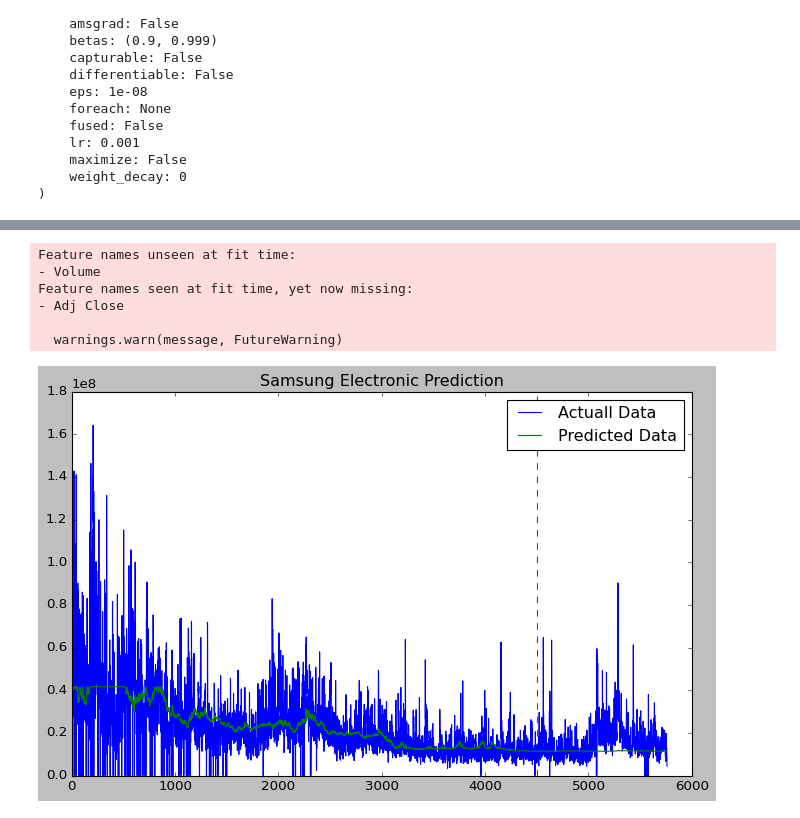
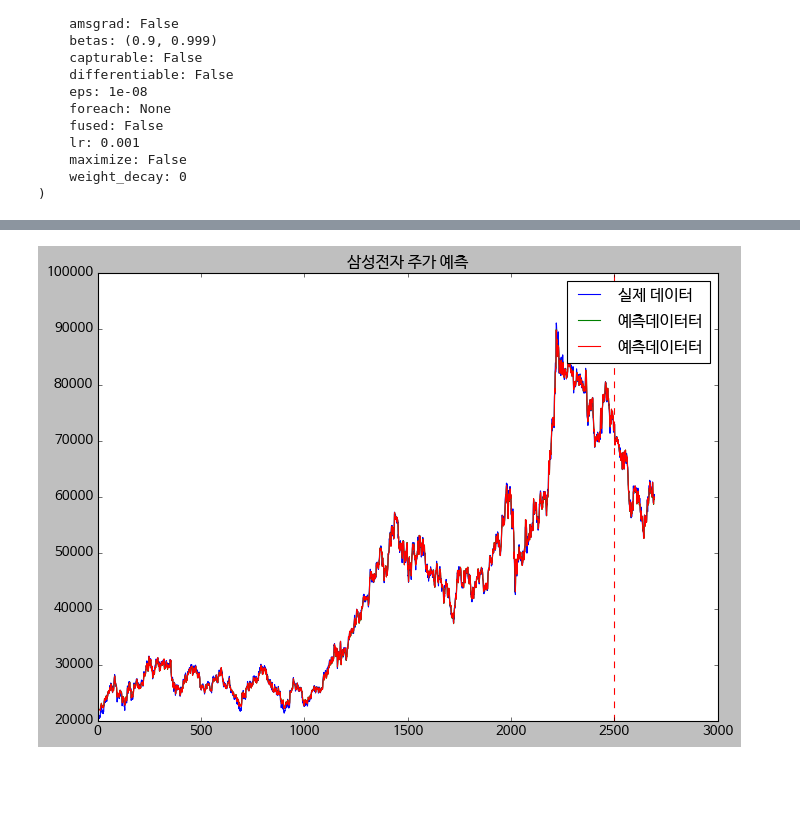
Before and after one commit to callor/Callor-DeepLearning-2022, a Jupyter notebook: 삼성전자주가예측.ipynb, the cells around one changed output, grey strips where cells are left out. Saved outputs shown, nothing was run; the diff lists cells and outputs as text; code cells hidden in the pictures; blank space fills up the shorter version.

```diff
--- a/삼성전자주가예측.ipynb
+++ b/삼성전자주가예측.ipynb
@@ -113,9 +147,10 @@ y 값으로 Adj Close(종가)를 담는다.
 # X = df.drop(columns='Volume')
 # y = df.iloc[:, 5:6]
 
+X = df.iloc[:, :-2]
+
 # 날짜와 종가데이터만 추출
-X = df.iloc[:, :-1]
-y = df.iloc[:, 4:5]
+y = df.iloc[:, 3:4]
 
 print(X)
 print(y)
@@ -160,19 +190,19 @@ y_mm = mm.fit_transform(y)
 """
 다음은 데이터 세트를 두 부분으로 나눈다.
 1은 교육용이고 다른 부분은 값을 테스트하기 위한 것이다.
-순차 데이터이고 순서가 중요하므로 처음 4500개 행을 학습용으로,
+순차 데이터이고 순서가 중요하므로 처음 2200(약 80%)개 행을 학습용으로,
 나머지 행을 데이터 테스트용으로 사용한다.
 """
-X_train = X_ss[:4500, :]
-X_test = X_ss[4500:, :]
+X_train = X_ss[:2500, :]
+X_test = X_ss[2500:, :]
 
 # 테스트(예측)용 데이터 추출
 """
 ( 굳이 없어도 된다. 하지만 얼마나 예측데이터와 실제 데이터의 정확도를 확인하기 위해
 from sklearn.metrics import accuracy_score 를 통해 정확한 값으로 확인할 수 있다. )
 """
-y_train = y_mm[:4500, :]
-y_test = y_mm[4500:, :]
+y_train = y_mm[:2500, :]
+y_test = y_mm[2500:, :]
 
 # 확인을 위해 교육 및 테스트 데이터 셰이프를 인쇄
 print("Training Shape", X_train.shape , y_train.shape)
@@ -275,9 +300,9 @@ class LSTM1(nn.Module):
 num_epochs = 1000 #1000 epochs
 learning_rate = 0.001 #0.001 lr
 
-input_size = 5 #number of features
-hidden_size = 2 #number of features in hidden state
+input_size = 4 #number of features
+hidden_size = 5 #number of features in hidden state
 num_layers = 1 #number of stacked lstm layers
 
-num_classes = 1 #number of output classes
+num_classes = 2 #number of output classes
 # %%
@@ -351,35 +379,28 @@ Epoch: 900, loss: 0.00005
 손실이 적고 성능이 좋다는 것을 알 수 있습니다. 데이터 세트에 대한 예측을 플로팅하여 성능을 확인하겠습니다.
 """
 
-df_X_ss = ss.transform(df.iloc[:, :-1]) #old transformers
-df_y_mm = mm.transform(df.iloc[:, -1:]) #old transformers
+df_X_ss = ss.transform(df.iloc[:, :-2]) #old transformers
+df_y_mm = mm.transform(df.iloc[:, -3:-2]) #old transformers
 
 df_X_ss = Variable(torch.Tensor(df_X_ss)) #converting to Tensors
 df_y_mm = Variable(torch.Tensor(df_y_mm))
 #reshaping the dataset
 df_X_ss = torch.reshape(df_X_ss, (df_X_ss.shape[0], 1, df_X_ss.shape[1]))
-# %% [output]
-Feature names unseen at fit time:
-- Volume
-Feature names seen at fit time, yet now missing:
-- Adj Close
-
-  warnings.warn(message, FutureWarning)
 # %%
 train_predict = lstm1(df_X_ss)#forward pass
 data_predict = train_predict.data.numpy() #numpy conversion
 dataY_plot = df_y_mm.data.numpy()
 
 data_predict = mm.inverse_transform(data_predict) #reverse transformation
 dataY_plot = mm.inverse_transform(dataY_plot)
-plt.figure(figsize=(10,6)) #plotting
-plt.axvline(x=4500, c='r', linestyle='--') #size of the training set
+plt.figure(figsize=(10,7)) #plotting
+plt.axvline(x=2500, c='r', linestyle='--') #size of the training set
 
-plt.plot(dataY_plot, label='Actuall Data') #actual plot
-plt.plot(data_predict, label='Predicted Data') #predicted plot
-plt.title('Samsung Electronic Prediction')
+plt.plot(dataY_plot, label='실제 데이터') #actual plot
+plt.plot(data_predict, label='예측데이터터') #predicted plot
+plt.title('삼성전자 주가 예측')
 plt.legend()
 plt.show()
 # 더 작은 데이터 세트를 사용함에도 불구하고 모델이 꽤 잘 수행되고 있음을 알 수 있습니다
 # %% [output]
-[figure, old version]
+[figure, new version]
```
Also changed, not shown: parts of 17 cells of this notebook.
